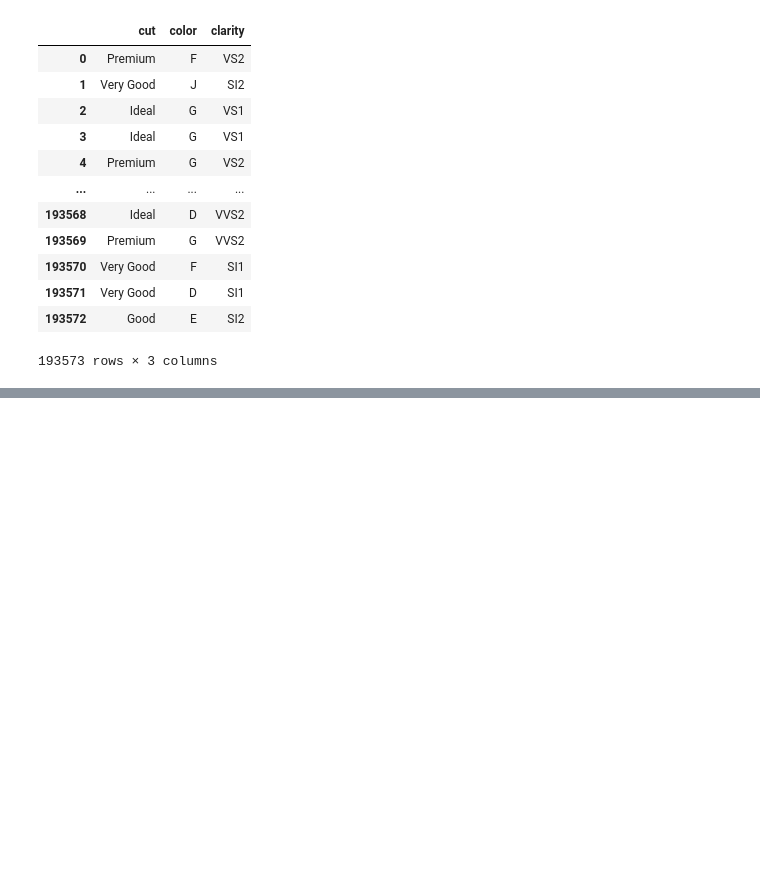
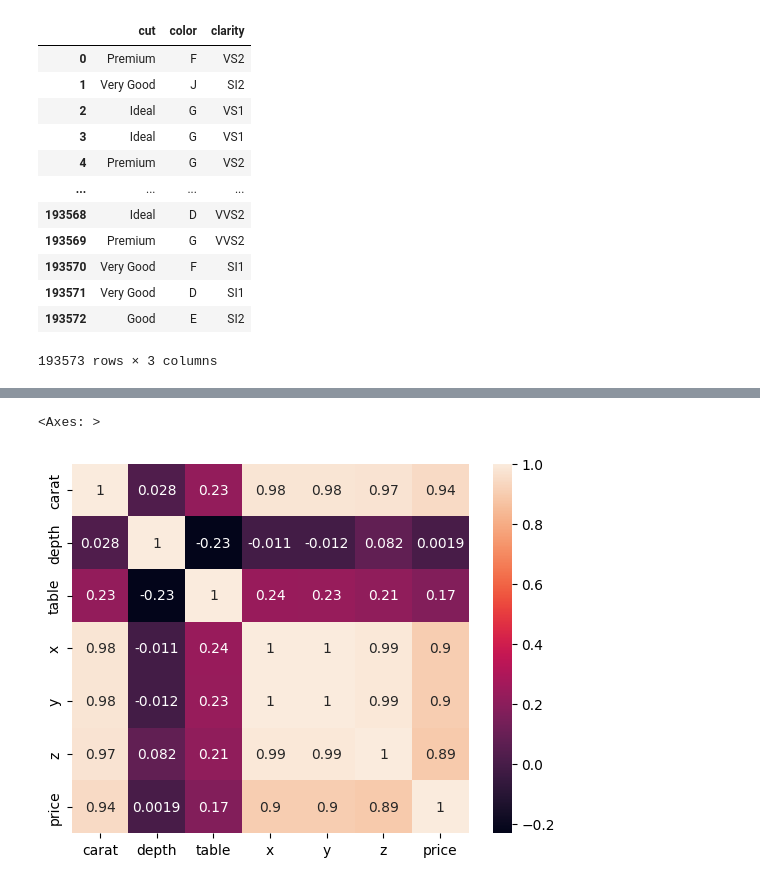
Before and after one commit to Subham0003/INEURO, a Jupyter notebook: experiment/experiment.ipynb, the cells around one changed output, grey strips where cells are left out. Saved outputs shown, nothing was run; the diff lists cells and outputs as text; code cells hidden in the pictures; blank space fills up the shorter version.

```diff
--- a/experiment/experiment.ipynb
+++ b/experiment/experiment.ipynb
@@ -117,0 +171,5 @@ df[cat_columns]
+# %%
+sns.heatmap(df[num_columns].corr(),annot=True)
+# %% [output]
+<Axes: >
+[figure, added]
```
Also changed, not shown: parts of 19 cells of this notebook.
